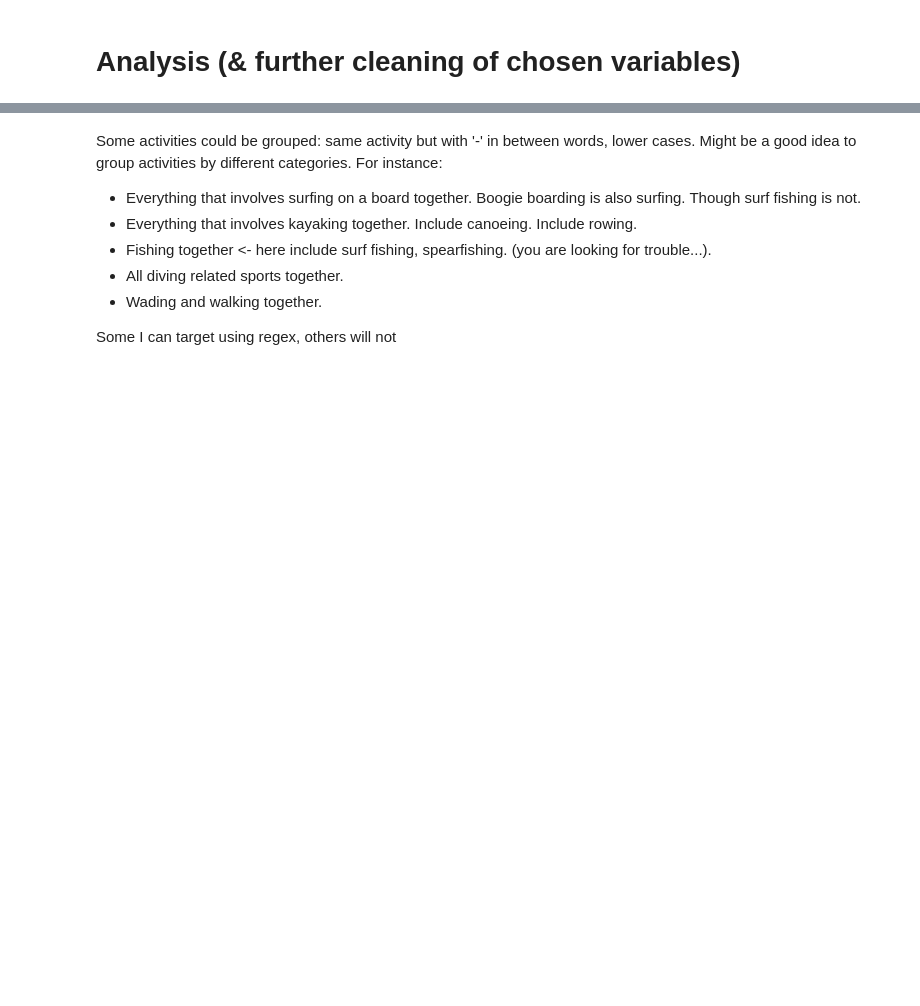
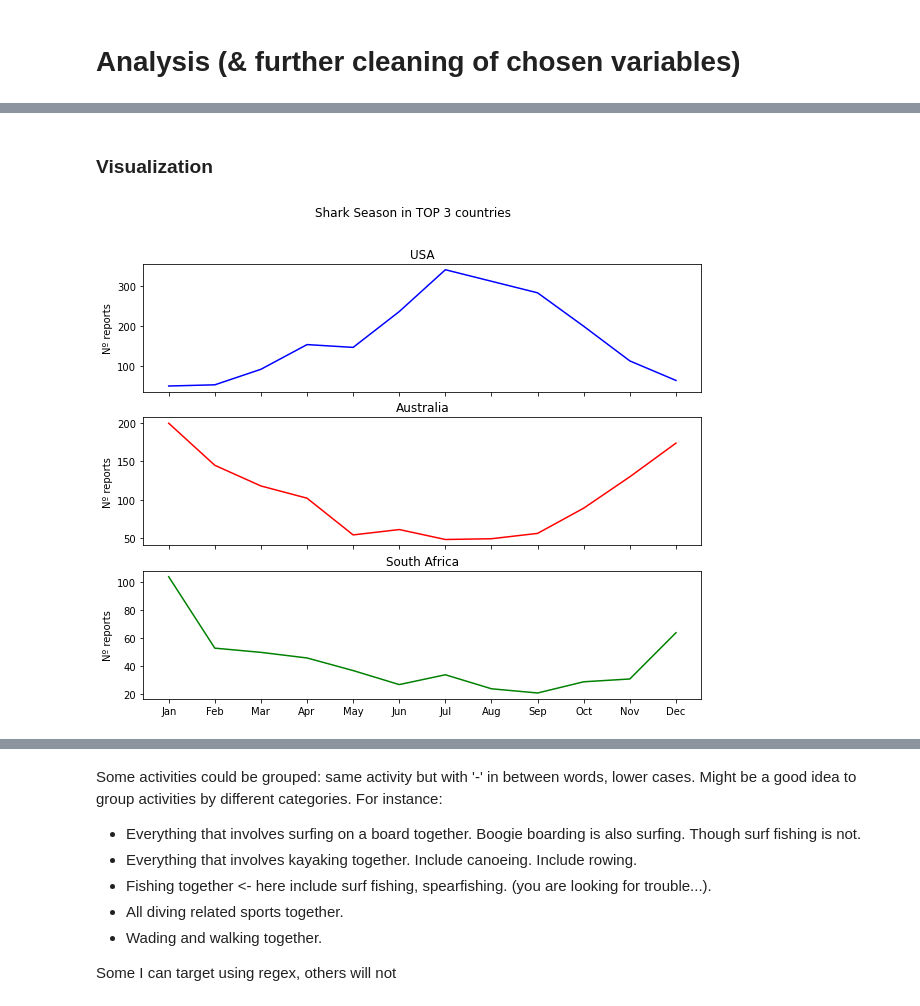
Before and after one commit to mplanasgit/project-1, a Jupyter notebook: my_project_analysis.ipynb, the cells around one changed output, grey strips where cells are left out. Drawn from its saved outputs; the diff is of its cells as text; code cells hidden in the pictures; blank space fills up the shorter version.

Commit message:
updates, shark season

```diff
--- a/my_project_analysis.ipynb
+++ b/my_project_analysis.ipynb
@@ -30,0 +69,2 @@ sharks_clean.head()
+# %%
+sharks_clean["Month"] = sharks_clean["Date"].str.lower().str.extract(r'-(\w{3})-')
@@ -30,0 +91,2 @@ sharks_clean.head()
+# %%
+sharks_clean = sharks_clean[sharks_clean['Month'].notna()]
@@ -30,0 +149,2 @@ sharks_clean.head()
+# %%
+sharks_clean["Country"] = sharks_clean["Country"].str.strip().str.upper() # Just in case
@@ -30,0 +171,6 @@ sharks_clean.head()
+# %%
+# Defining filtering conditions for top 3 countries:
+
+usa = (sharks_clean["Country"] == "USA")
+australia = (sharks_clean["Country"] == "AUSTRALIA")
+south_africa = (sharks_clean["Country"] == "SOUTH AFRICA")
@@ -30,0 +184,39 @@ sharks_clean.head()
+# %% [markdown]
+### Visualization
+# %%
+fig_month_country, ax = plt.subplots(nrows = 3, ncols = 1, figsize=(10,8)) # preparing the environment: graphs to be filled
+
+fig_month_country.suptitle('Shark Season in TOP 3 countries')
+
+# x axis:
+x = sharks_clean.groupby("Month").indices.keys()
+
+# y axes: y1 (top graph - USA), y2 (middle graph - AUSTRALIA), y3 (bottom graph - SOUTH AFRICA):
+y1 = sharks_clean[usa].groupby("Month").size()
+y2 = sharks_clean[australia].groupby("Month").size()
+y3 = sharks_clean[south_africa].groupby("Month").size()
+
+# first graph, USA
+plt.sca(ax[0])
+plt.plot(x, y1, 'b')
+plt.ylabel(ylabel="Nº reports")
+plt.xticks(ticks = range(1,13), labels=["","","","","","","","","","","",""])
+plt.title('USA')
+
+# second graph, AUSTRALIA
+plt.sca(ax[1])
+plt.plot(x, y2, 'r')
+plt.ylabel(ylabel="Nº reports")
+plt.xticks(ticks = range(1,13), labels=["","","","","","","","","","","",""])
+plt.title('Australia')
+
+# third graph, SOUTH AFRICA
+plt.sca(ax[2])
+plt.plot(x, y3, 'g')
+plt.ylabel(ylabel="Nº reports")
+plt.xticks(ticks = range(1,13), labels=["Jan","Feb","Mar","Apr","May","Jun","Jul","Aug","Sep","Oct","Nov","Dec"])
+plt.title('South Africa')
+
+plt.show()
+# %% [output]
+[figure, added]
```
Also changed, not shown: parts of 54 cells of this notebook, 1 other file.
